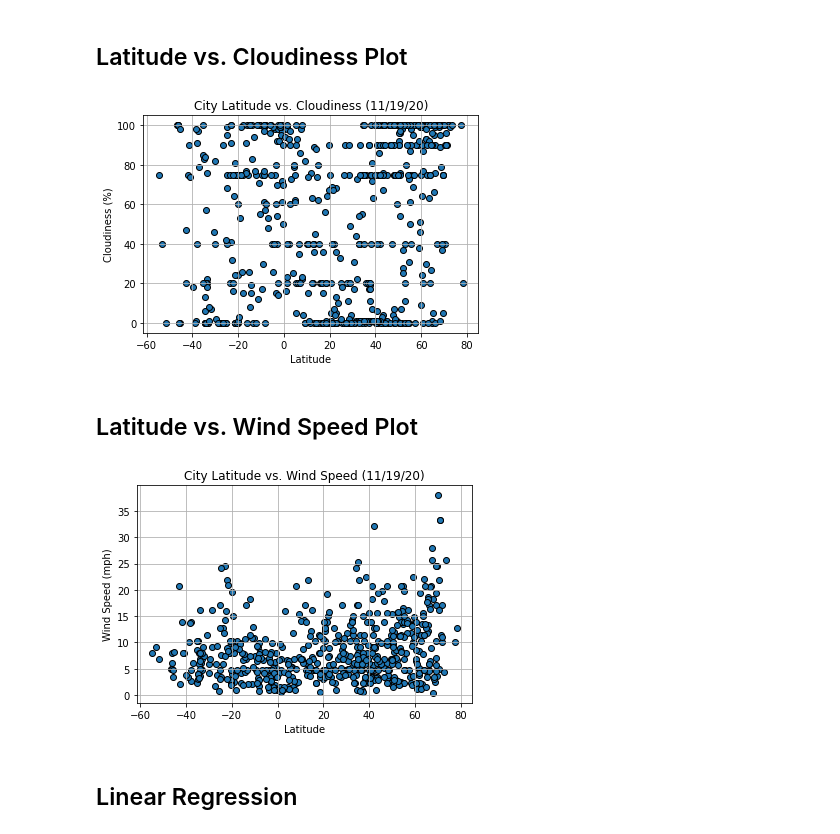
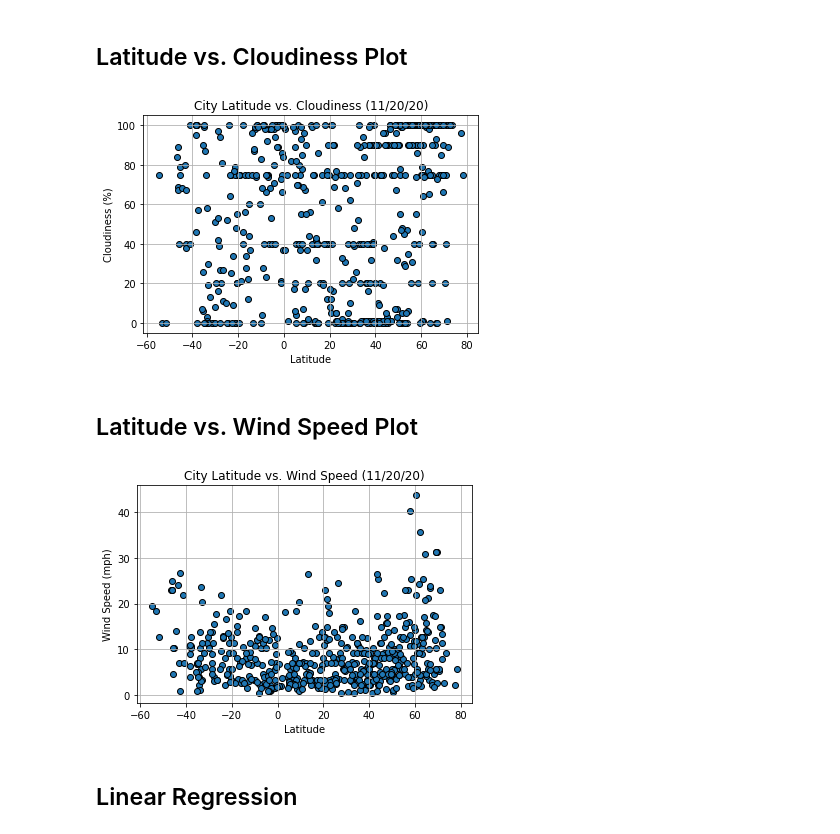
Before and after one commit to jacance/python-api-challenge, a Jupyter notebook: WeatherPy/WeatherPy.ipynb, the cells around one changed output. Drawn from its saved outputs; the diff is of its cells as text; code cells hidden in the pictures.

```diff
--- a/WeatherPy/WeatherPy.ipynb
+++ b/WeatherPy/WeatherPy.ipynb
@@ -245,23 +286,23 @@ plt.show()
 # %%
 plt.scatter(lat, clouds, edgecolors="black", )
 plt.xlabel("Latitude")
 plt.ylabel("Cloudiness (%)")
-plt.title("City Latitude vs. Cloudiness (11/19/20)")
+plt.title("City Latitude vs. Cloudiness (11/20/20)")
 plt.grid()
 plt.show()
 # %% [output]
-[figure, old version]
+[figure, new version]
 # %% [markdown]
 ## Latitude vs. Wind Speed Plot
 # %%
 plt.scatter(lat, wind, edgecolors="black", )
 plt.xlabel("Latitude")
 plt.ylabel("Wind Speed (mph)")
-plt.title("City Latitude vs. Wind Speed (11/19/20)")
+plt.title("City Latitude vs. Wind Speed (11/20/20)")
 plt.grid()
 plt.show()
 # %% [output]
-[figure, old version]
+[figure, new version]
 # %% [markdown]
 ## Linear Regression
 # %% [markdown]
```
Also changed, not shown: parts of 18 cells of this notebook, 15 other files.
